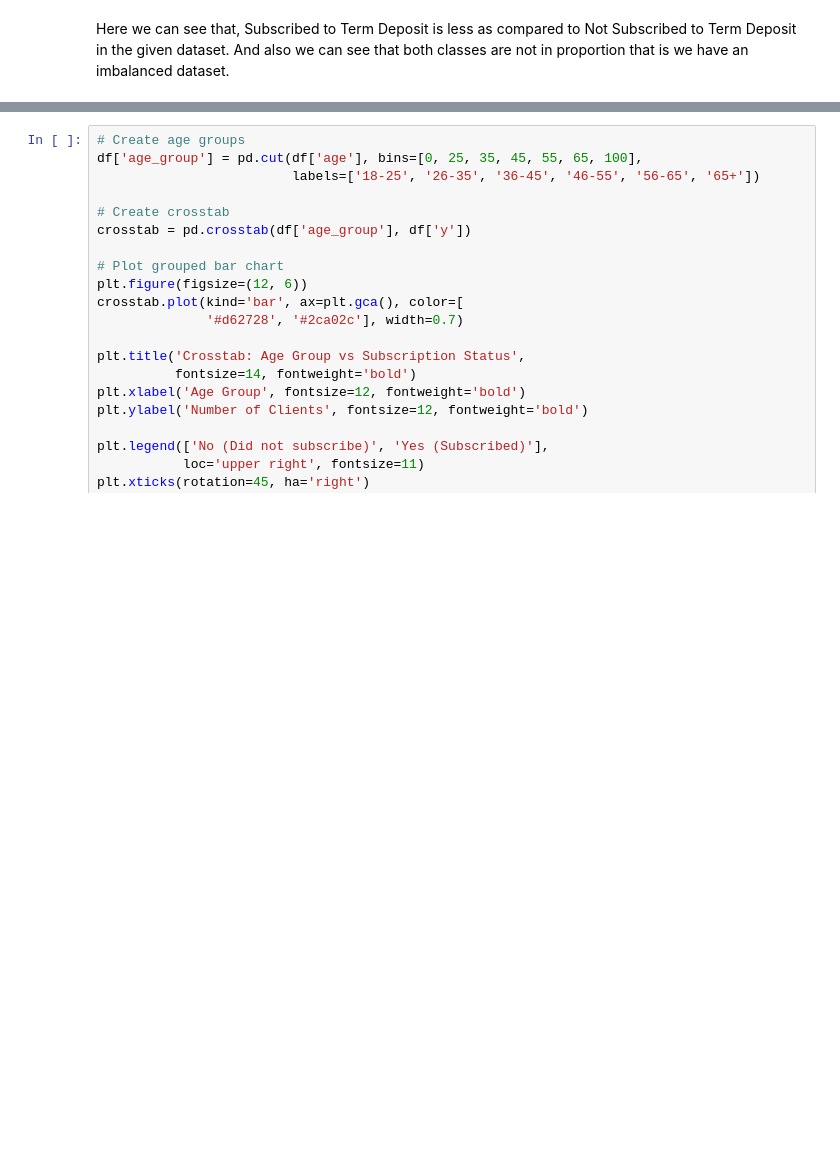
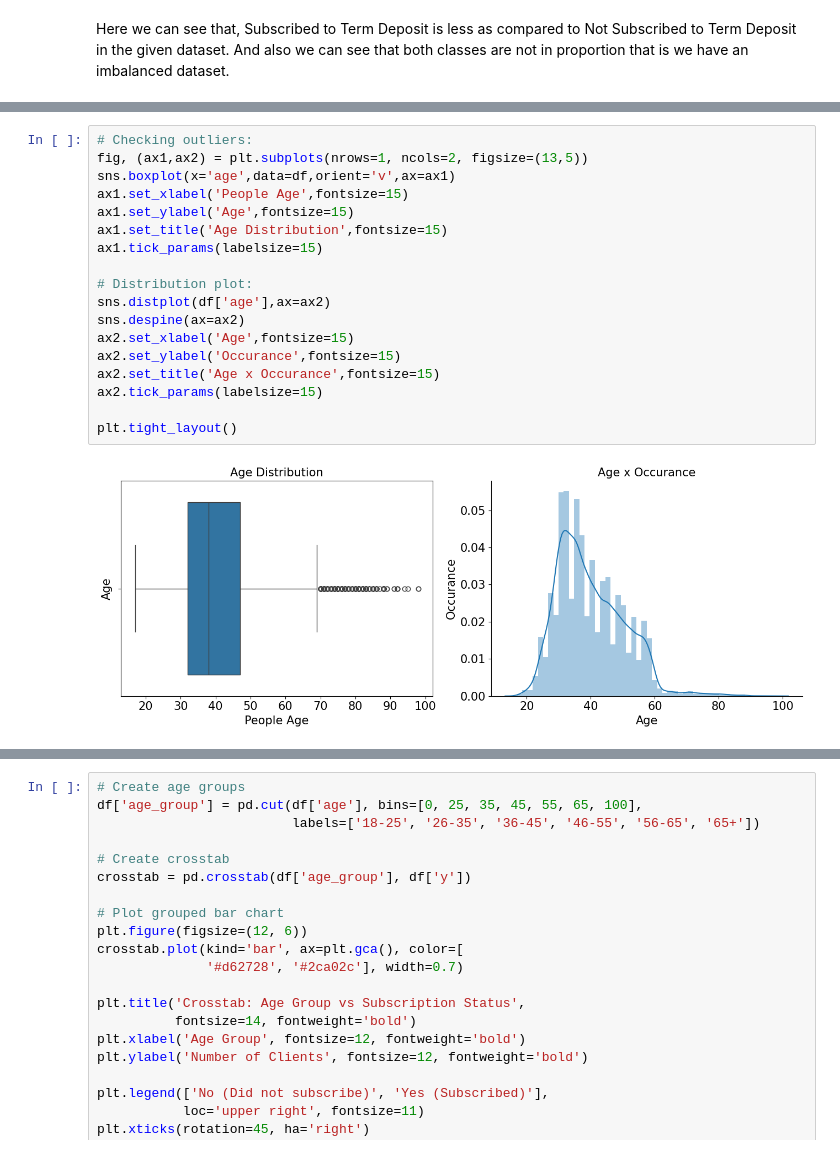
Before and after one commit to rkm7387/PORTUGES-BANK, a Jupyter notebook: portuges_bank.ipynb, the cells around one changed output, grey strips where cells are left out. Drawn from its saved outputs; the diff is of its cells as text; blank space fills up the shorter version.

```diff
--- a/portuges_bank.ipynb
+++ b/portuges_bank.ipynb
@@ -181,0 +167,20 @@ plt.show()
+# %%
+# Checking outliers:
+fig, (ax1,ax2) = plt.subplots(nrows=1, ncols=2, figsize=(13,5))
+sns.boxplot(x='age',data=df,orient='v',ax=ax1)
+ax1.set_xlabel('People Age',fontsize=15)
+ax1.set_ylabel('Age',fontsize=15)
+ax1.set_title('Age Distribution',fontsize=15)
+ax1.tick_params(labelsize=15)
+
+# Distribution plot:
+sns.distplot(df['age'],ax=ax2)
+sns.despine(ax=ax2)
+ax2.set_xlabel('Age',fontsize=15)
+ax2.set_ylabel('Occurance',fontsize=15)
+ax2.set_title('Age x Occurance',fontsize=15)
+ax2.tick_params(labelsize=15)
+
+plt.tight_layout()
+# %% [output]
+[figure, added]
```
Also changed, not shown: parts of 20 cells of this notebook.
